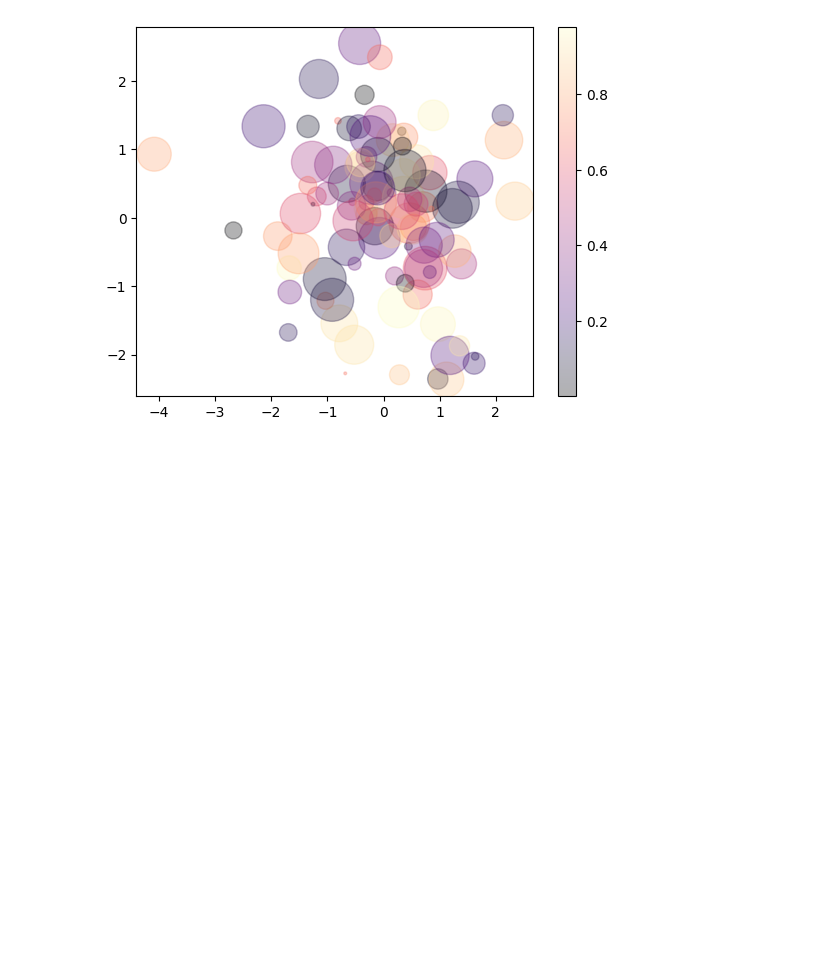
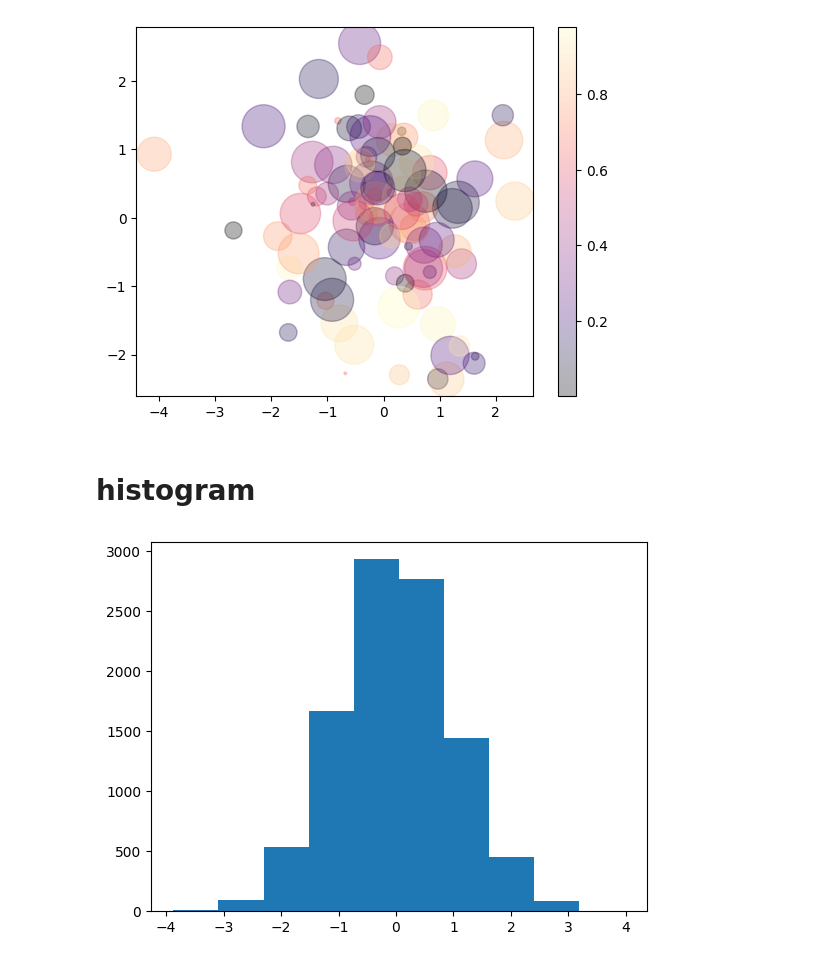
Before and after one commit to datajcthemax/playdata, a Jupyter notebook: day14.ipynb, the cells around one changed output. Drawn from its saved outputs; the diff is of its cells as text; code cells hidden in the pictures; blank space fills up the shorter version.

```diff
--- a/day14.ipynb
+++ b/day14.ipynb
@@ -279,3 +279,10 @@ plt.colorbar()
 # %% [output]
 <matplotlib.colorbar.Colorbar at 0x...>
 [figure]
+# %% [markdown]
+# histogram
+# %%
+data = np.random.randn(10000)
+plt.hist(data);
+# %% [output]
+[figure, added]
```
Also changed, not shown: parts of 20 cells of this notebook.
